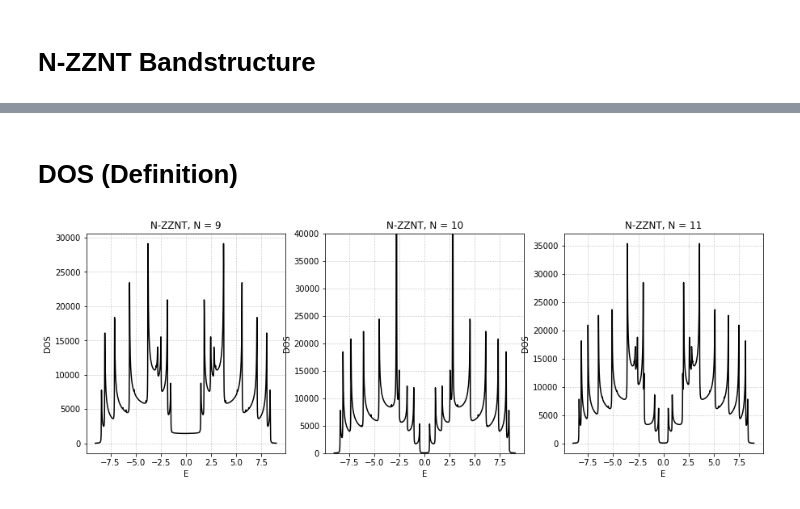
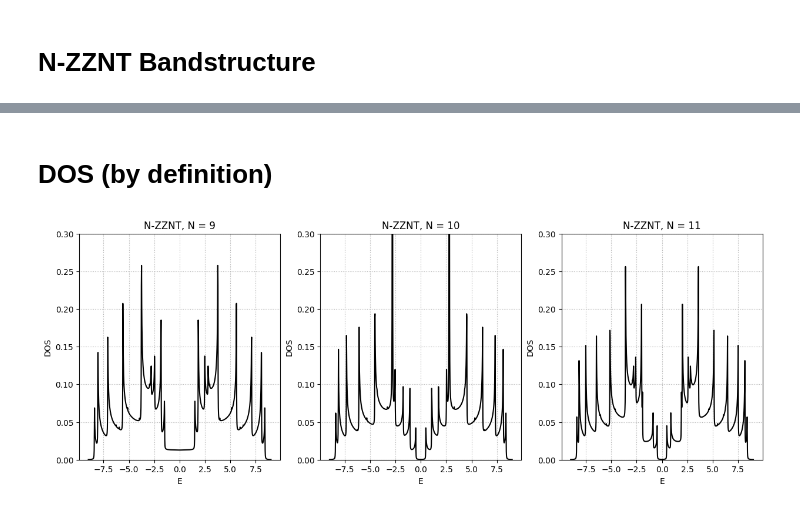
Before and after one commit to franklinzppa/electronic-structure, a Jupyter notebook: nanotubes/nanotubes.ipynb, the cells around one changed output, grey strips where cells are left out. Drawn from its saved outputs; the diff is of its cells as text; code cells hidden in the pictures.

Commit message:
final corrections to green dos and normalizations

```diff
--- a/nanotubes/nanotubes.ipynb
+++ b/nanotubes/nanotubes.ipynb
@@ -94,5 +94,5 @@ plt.show()
 # %% [markdown]
-# DOS (Definition)
+# DOS (by definition)
 # %%
 def get_dos(Ek, E, eta):
     dos = 0.0
@@ -108,31 +108,41 @@ Ek = np.linspace(-9.0, 9.0, 1000)
 dos_z9 = get_dos(Ek, E_Z9, eta)
 dos_z10 = get_dos(Ek, E_Z10, eta)
 dos_z11 = get_dos(Ek, E_Z11, eta)
+# %%
+# Normalization
+
+from scipy import integrate
+
+A9 = integrate.simps(dos_z9, Ek)
+A10 = integrate.simps(dos_z10, Ek)
+A11 = integrate.simps(dos_z11, Ek)
 # %%
 plt.figure(figsize=(15,5))
 
 plt.subplot(1,3,1)
-plt.plot(Ek, dos_z9, c='k')
+plt.plot(Ek, dos_z9/A9, c='k')
 plt.xlabel('E')
 plt.ylabel('DOS')
 plt.grid(ls=':')
+plt.ylim(0, 0.3)
 plt.title(f'N-ZZNT, N = 9')
 
 plt.subplot(1,3,2)
-plt.plot(Ek, dos_z10, c='k')
+plt.plot(Ek, dos_z10/A10, c='k')
 plt.xlabel('E')
 plt.ylabel('DOS')
 plt.grid(ls=':')
-plt.ylim(0,40000)
+plt.ylim(0, 0.3)
 plt.title(f'N-ZZNT, N = 10', c='k')
 
 plt.subplot(1,3,3)
-plt.plot(Ek, dos_z11, c='k')
+plt.plot(Ek, dos_z11/A11, c='k')
 plt.xlabel('E')
 plt.ylabel('DOS')
 plt.grid(ls=':')
+plt.ylim(0, 0.3)
 plt.title(f'N-ZZNT, N = 11')
 
 plt.show()
 # %% [output]
-[figure, old version]
+[figure, new version]
```
Also changed, not shown: parts of 12 cells of this notebook, 4 other files.
